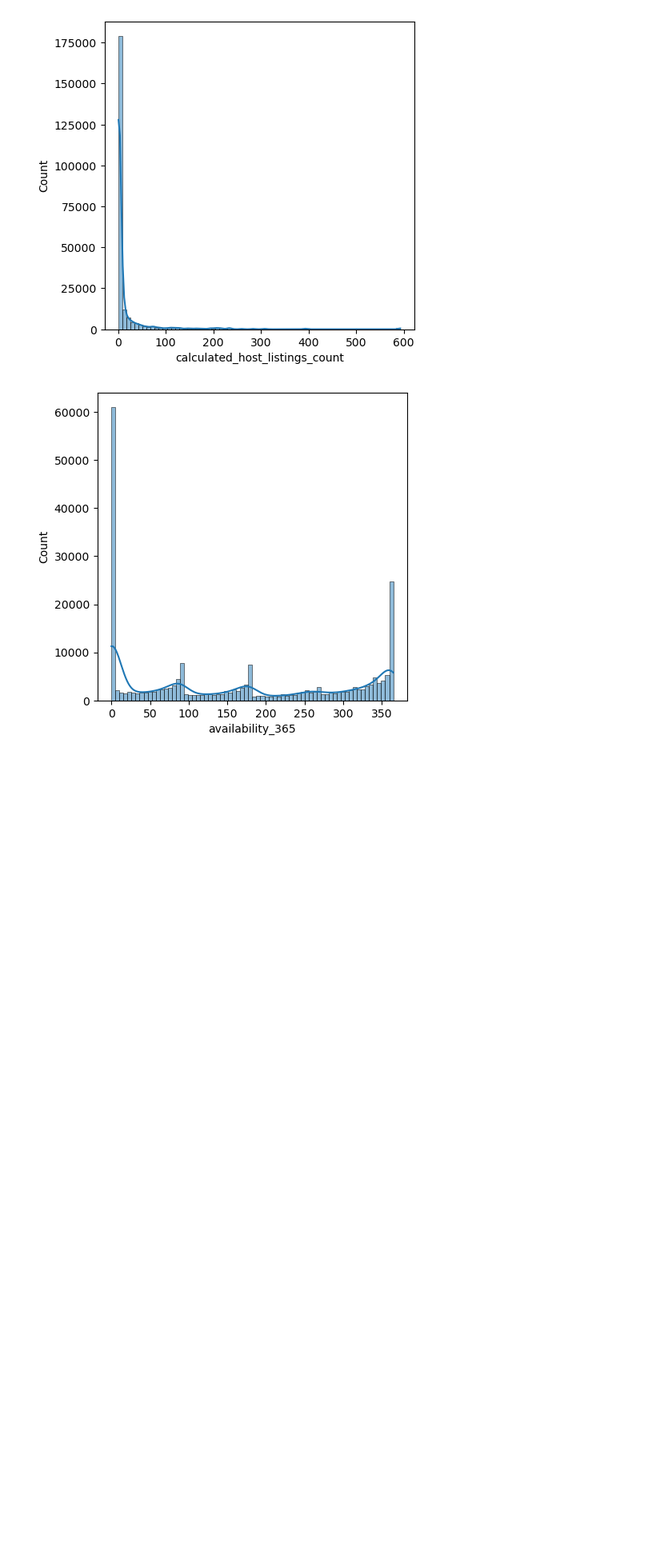
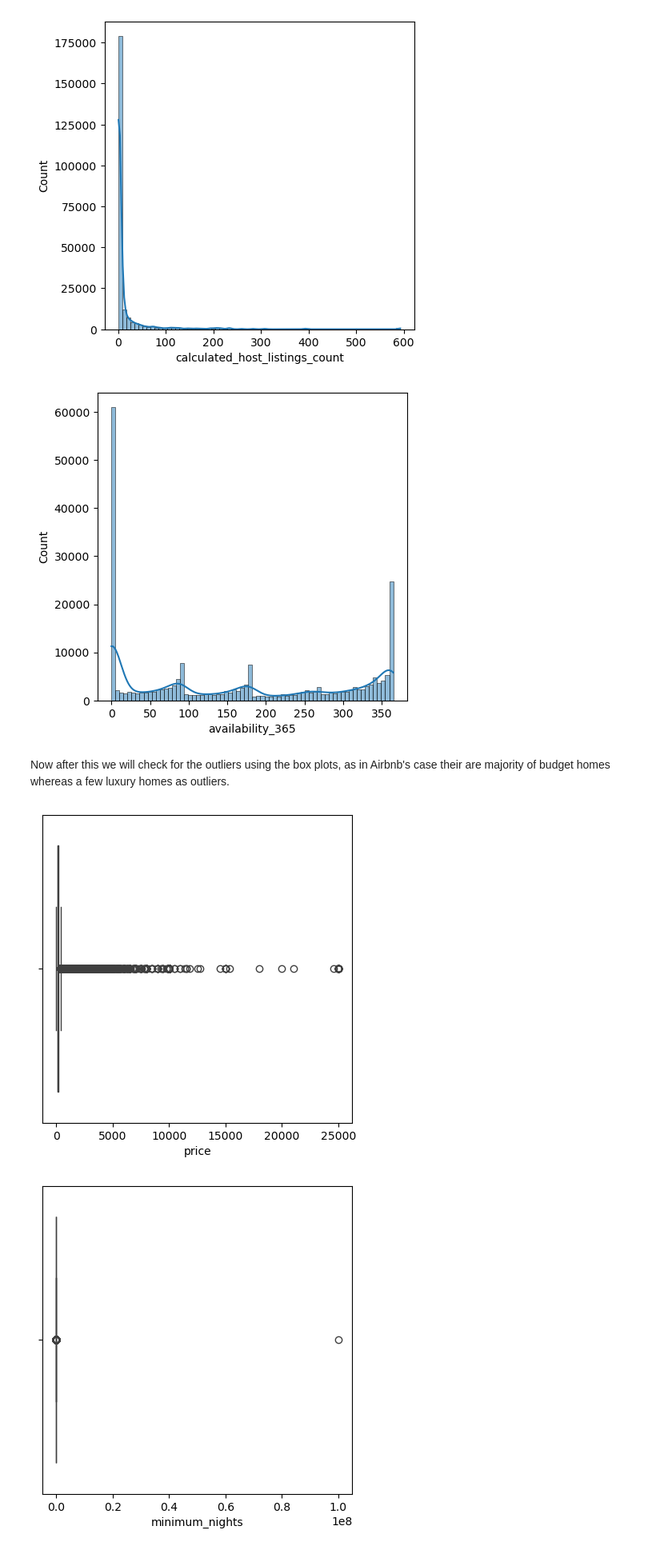
Before and after one commit to AryanSharma1017/Dynamic-Pricing-System, a Jupyter notebook: model.ipynb, the cells around one changed output. Shown at 80% size. Drawn from its saved outputs; the diff is of its cells as text; code cells hidden in the pictures; blank space fills up the shorter version.

```diff
--- a/model.ipynb
+++ b/model.ipynb
@@ -124,3 +126,12 @@ for n in numeric:
 [figure]
 [figure]
 [figure]
+# %% [markdown]
+Now after this we will check for the outliers using the box plots, as in Airbnb's case their are majority of budget homes whereas a few luxury homes as outliers.
+# %%
+for plots in numeric:
+    plt.figure(figsize=(5,5))
+    sns.boxplot(x = Dataset[plots])
+# %% [output]
+[figure, added]
+[figure, added]
```
Also changed, not shown: parts of 10 cells of this notebook.
